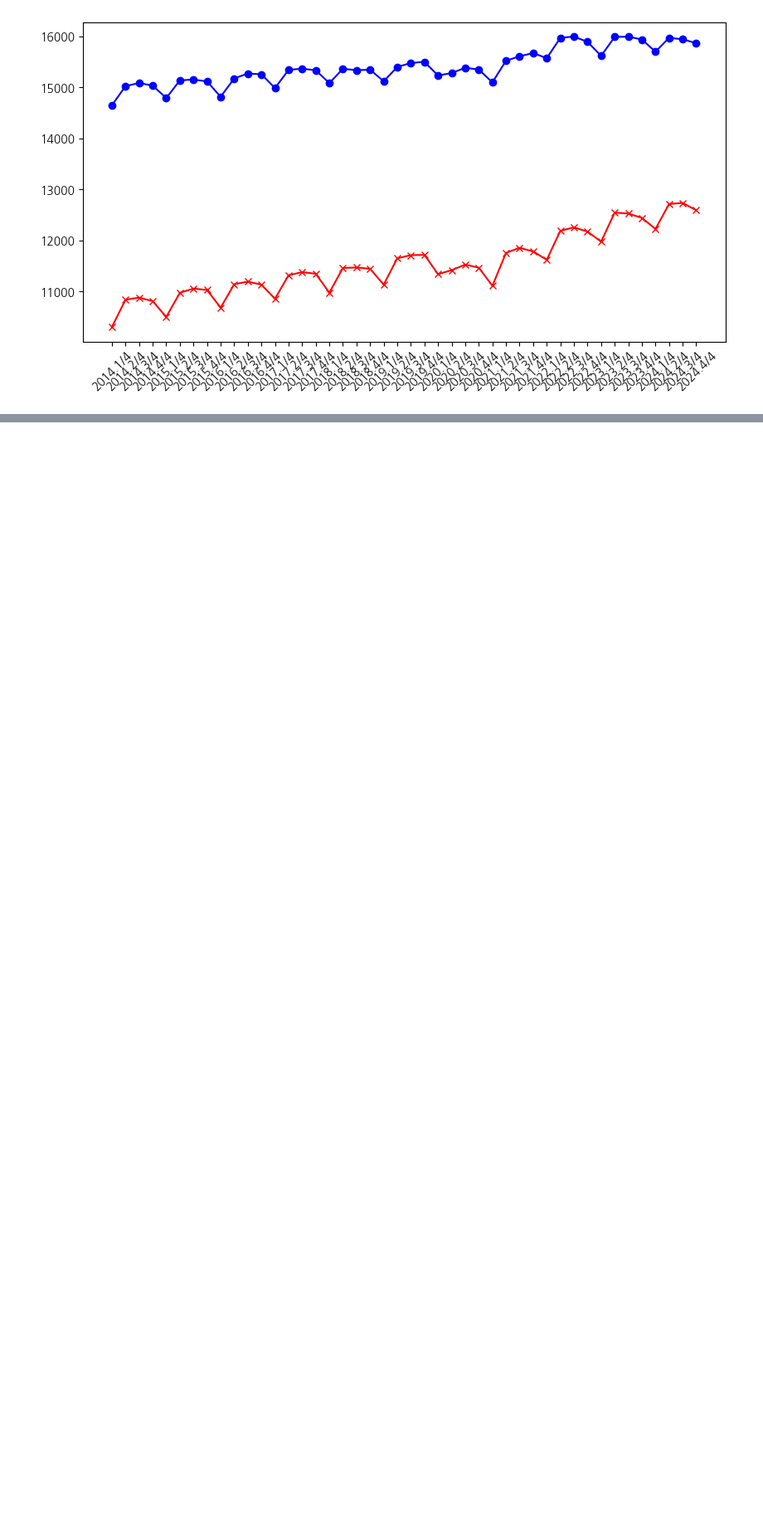
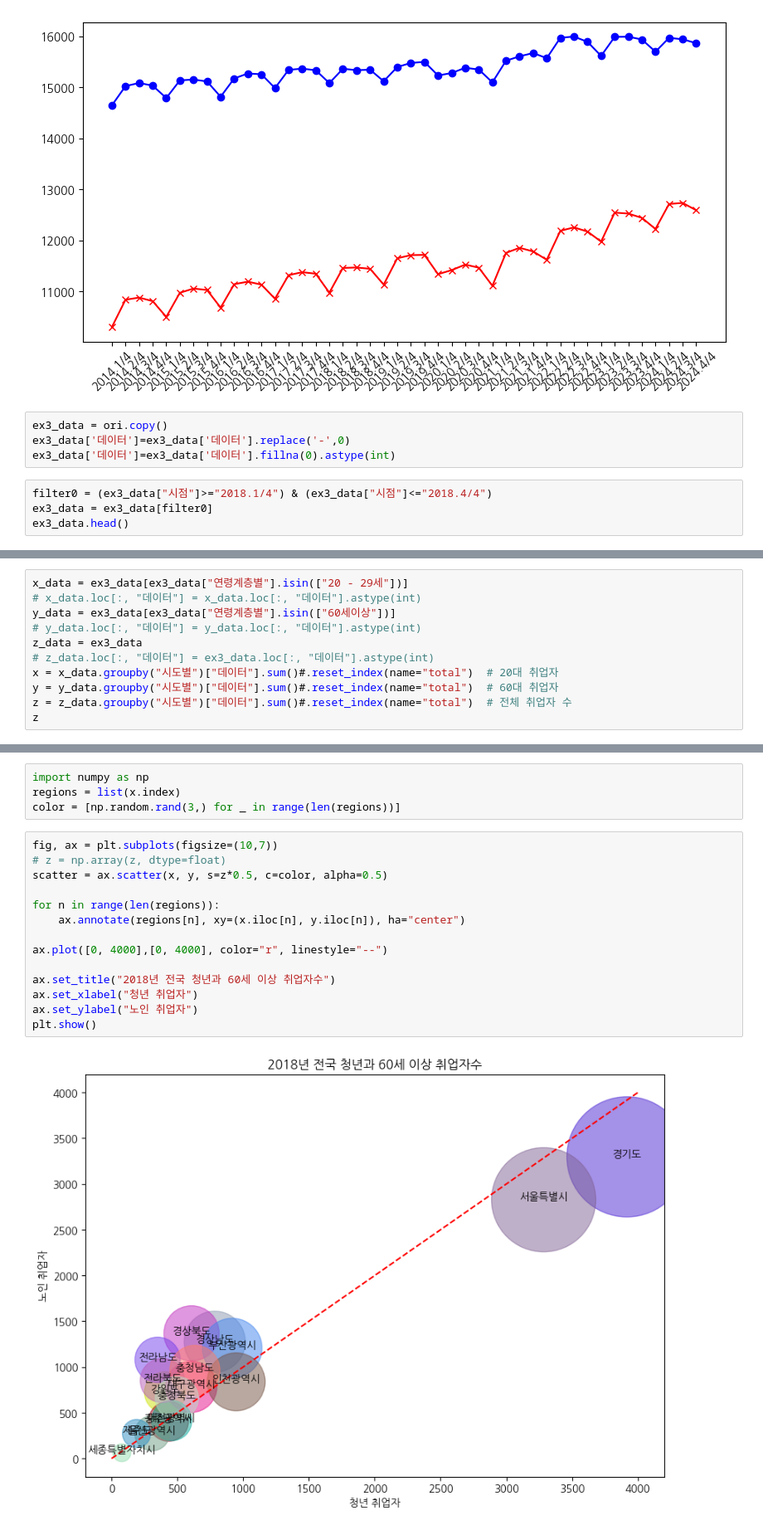
Before and after one commit to jungmin9911/python_pknu, a Jupyter notebook: py11_연령별취업자수관계.ipynb, the cells around one changed output, grey strips where cells are left out. Shown: that part at 83% size. Cells and saved outputs as stored; diff of their text form; blank space fills up the shorter version.

Commit message:
data

```diff
--- a/py11_연령별취업자수관계.ipynb
+++ b/py11_연령별취업자수관계.ipynb
@@ -155,3 +155,11 @@ plt.xticks(male["year"], rotation=45)
 plt.show()
 # %% [output]
 [figure]
+# %%
+ex3_data = ori.copy()
+ex3_data['데이터']=ex3_data['데이터'].replace('-',0)
+ex3_data['데이터']=ex3_data['데이터'].fillna(0).astype(int)
+# %%
+filter0 = (ex3_data["시점"]>="2018.1/4") & (ex3_data["시점"]<="2018.4/4")
+ex3_data = ex3_data[filter0]
+ex3_data.head()
@@ -157,0 +173,11 @@ plt.show()
+# %%
+x_data = ex3_data[ex3_data["연령계층별"].isin(["20 - 29세"])]
+# x_data.loc[:, "데이터"] = x_data.loc[:, "데이터"].astype(int)
+y_data = ex3_data[ex3_data["연령계층별"].isin(["60세이상"])]
+# y_data.loc[:, "데이터"] = y_data.loc[:, "데이터"].astype(int)
+z_data = ex3_data
+# z_data.loc[:, "데이터"] = ex3_data.loc[:, "데이터"].astype(int)
+x = x_data.groupby("시도별")["데이터"].sum()#.reset_index(name="total")  # 20대 취업자
+y = y_data.groupby("시도별")["데이터"].sum()#.reset_index(name="total")  # 60대 취업자
+z = z_data.groupby("시도별")["데이터"].sum()#.reset_index(name="total")  # 전체 취업자 수
+z
@@ -157,0 +204,20 @@ plt.show()
+# %%
+import numpy as np
+regions = list(x.index)
+color = [np.random.rand(3,) for _ in range(len(regions))]
+# %%
+fig, ax = plt.subplots(figsize=(10,7))
+# z = np.array(z, dtype=float)
+scatter = ax.scatter(x, y, s=z*0.5, c=color, alpha=0.5)
+
+for n in range(len(regions)):
+    ax.annotate(regions[n], xy=(x.iloc[n], y.iloc[n]), ha="center")
+
+ax.plot([0, 4000],[0, 4000], color="r", linestyle="--")
+
+ax.set_title("2018년 전국 청년과 60세 이상 취업자수")
+ax.set_xlabel("청년 취업자")
+ax.set_ylabel("노인 취업자")
+plt.show()
+# %% [output]
+[figure, added]
```
Also changed, not shown: parts of 8 cells of this notebook.
